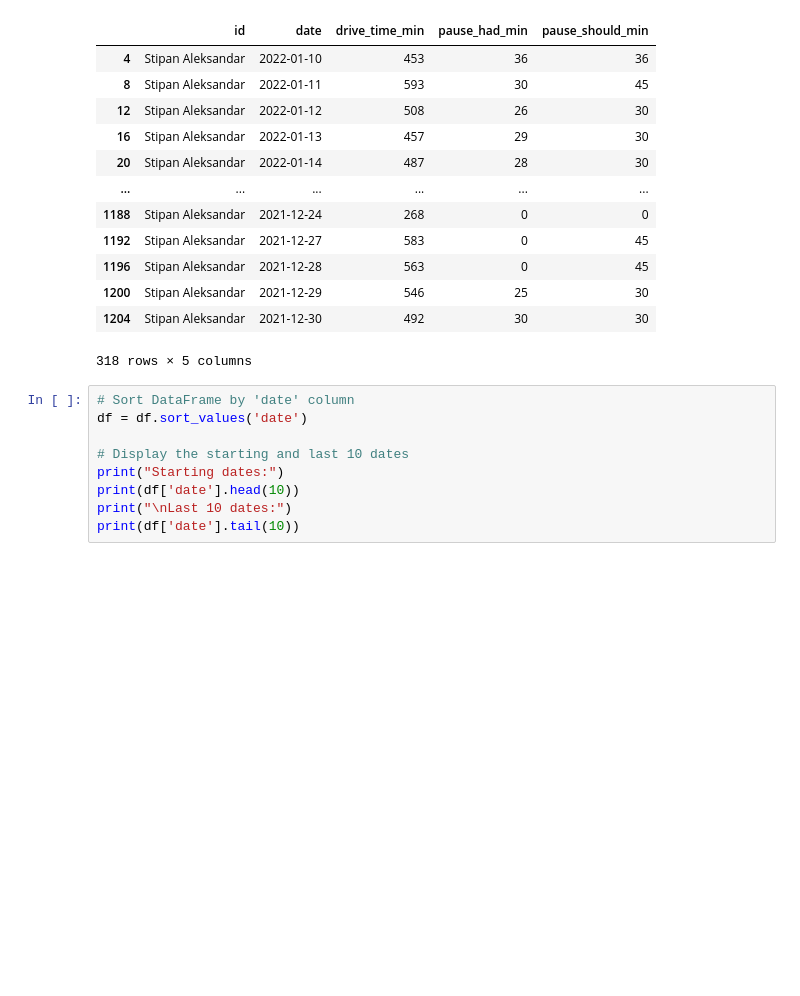
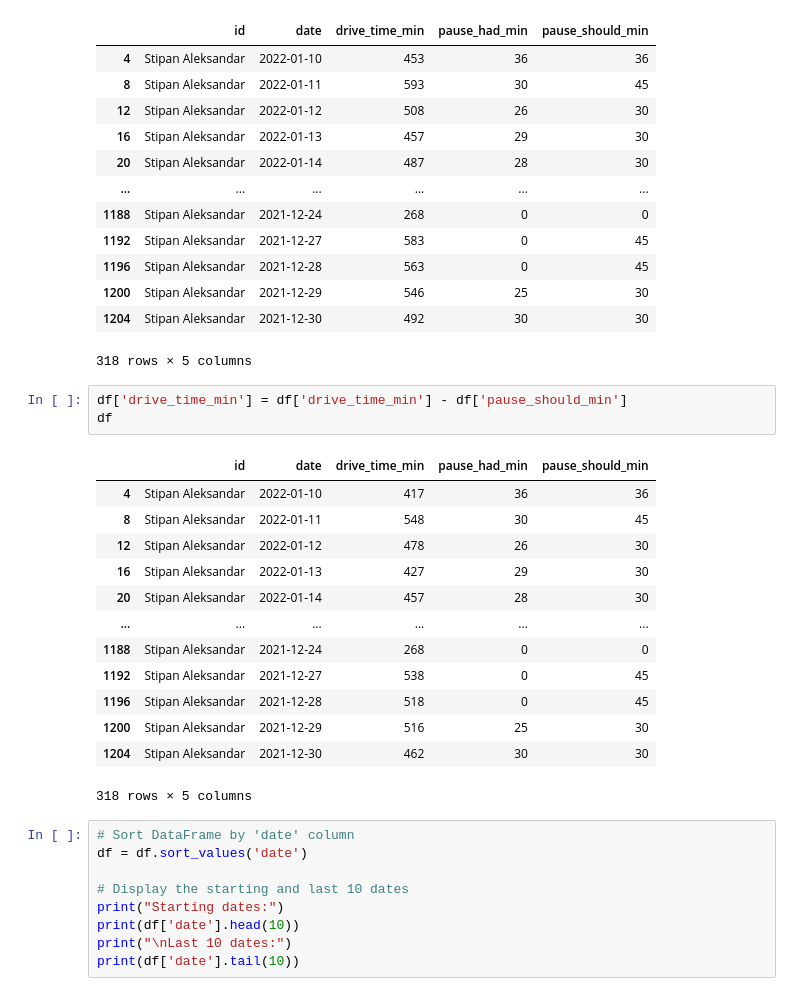
Before and after one commit to Ujstor/Data-Science-Introduction, a Jupyter notebook: 01_numpy_pandas_matplotlib/WorkingHours_data_analysis/data_cleaning1.ipynb, the cells around one changed output. Saved outputs shown, nothing was run; the diff lists cells and outputs as text; blank space fills up the shorter version.

```diff
--- a/01_numpy_pandas_matplotlib/WorkingHours_data_analysis/data_cleaning1.ipynb
+++ b/01_numpy_pandas_matplotlib/WorkingHours_data_analysis/data_cleaning1.ipynb
@@ -82,6 +82,23 @@ df
 | 1200 | Stipan Aleksandar | 2021-12-29 | 546 | 25 | 30 |
 | 1204 | Stipan Aleksandar | 2021-12-30 | 492 | 30 | 30 |
 318 rows × 5 columns
+# %%
+df['drive_time_min'] = df['drive_time_min'] - df['pause_should_min']
+df
+# %% [output]
+|  | id | date | drive_time_min | pause_had_min | pause_should_min |
+| 4 | Stipan Aleksandar | 2022-01-10 | 417 | 36 | 36 |
+| 8 | Stipan Aleksandar | 2022-01-11 | 548 | 30 | 45 |
+| 12 | Stipan Aleksandar | 2022-01-12 | 478 | 26 | 30 |
+| 16 | Stipan Aleksandar | 2022-01-13 | 427 | 29 | 30 |
+| 20 | Stipan Aleksandar | 2022-01-14 | 457 | 28 | 30 |
+| ... | ... | ... | ... | ... | ... |
+| 1188 | Stipan Aleksandar | 2021-12-24 | 268 | 0 | 0 |
+| 1192 | Stipan Aleksandar | 2021-12-27 | 538 | 0 | 45 |
+| 1196 | Stipan Aleksandar | 2021-12-28 | 518 | 0 | 45 |
+| 1200 | Stipan Aleksandar | 2021-12-29 | 516 | 25 | 30 |
+| 1204 | Stipan Aleksandar | 2021-12-30 | 462 | 30 | 30 |
+318 rows × 5 columns
 # %%
 # Sort DataFrame by 'date' column
 df = df.sort_values('date')
```
Also changed, not shown: parts of 4 cells of this notebook, 6 other files.
